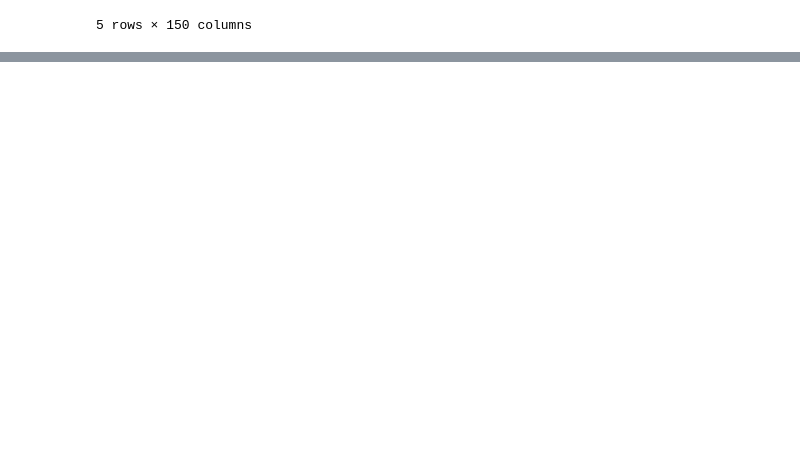
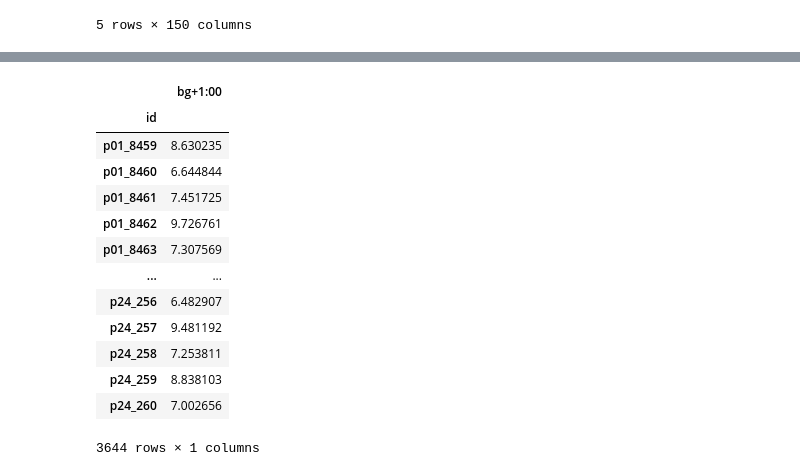
Before and after one commit to masaver/brist1d, a Jupyter notebook: notebooks/ralf/modelling/3.19-h20-bg-insulin-cals-hr-steps-3hs-5min-p_num/01-model.ipynb, the cells around one changed output, grey strips where cells are left out. Cells and saved outputs as stored; diff of their text form; code cells hidden in the pictures; blank space fills up the shorter version.

```diff
--- a/notebooks/ralf/modelling/3.19-h20-bg-insulin-cals-hr-steps-3hs-5min-p_num/01-model.ipynb
+++ b/notebooks/ralf/modelling/3.19-h20-bg-insulin-cals-hr-steps-3hs-5min-p_num/01-model.ipynb
@@ -45,7 +45,7 @@ Wall time: 24.1 μs
 
 train_data_file = os.path.join('..', '..', '..', '..', 'data', 'raw', 'train.csv')
 train_data = pd.read_csv(train_data_file, index_col=0, low_memory=False)
-extra_train_data_file = os.path.join('..', '..', '..', '..', 'data', 'interim', 'all_test_2h.csv')
+extra_train_data_file = os.path.join('..', '..', '..', '..', 'data', 'interim', 'all_test_3h.csv')
 extra_train_data = pd.read_csv(extra_train_data_file, low_memory=False)
 
 all_train_data = pd.concat([train_data, extra_train_data], axis=0)
@@ -152,0 +231,17 @@ plt.show();
+# %%
+sample_submission
+# %% [output]
+|  | bg+1:00 |
+| id |  |
+| p01_8459 | 8.630235 |
+| p01_8460 | 6.644844 |
+| p01_8461 | 7.451725 |
+| p01_8462 | 9.726761 |
+| p01_8463 | 7.307569 |
+| ... | ... |
+| p24_256 | 6.482907 |
+| p24_257 | 9.481192 |
+| p24_258 | 7.253811 |
+| p24_259 | 8.838103 |
+| p24_260 | 7.002656 |
+3644 rows × 1 columns
```
Also changed, not shown: parts of 8 cells of this notebook, 16 other files.
